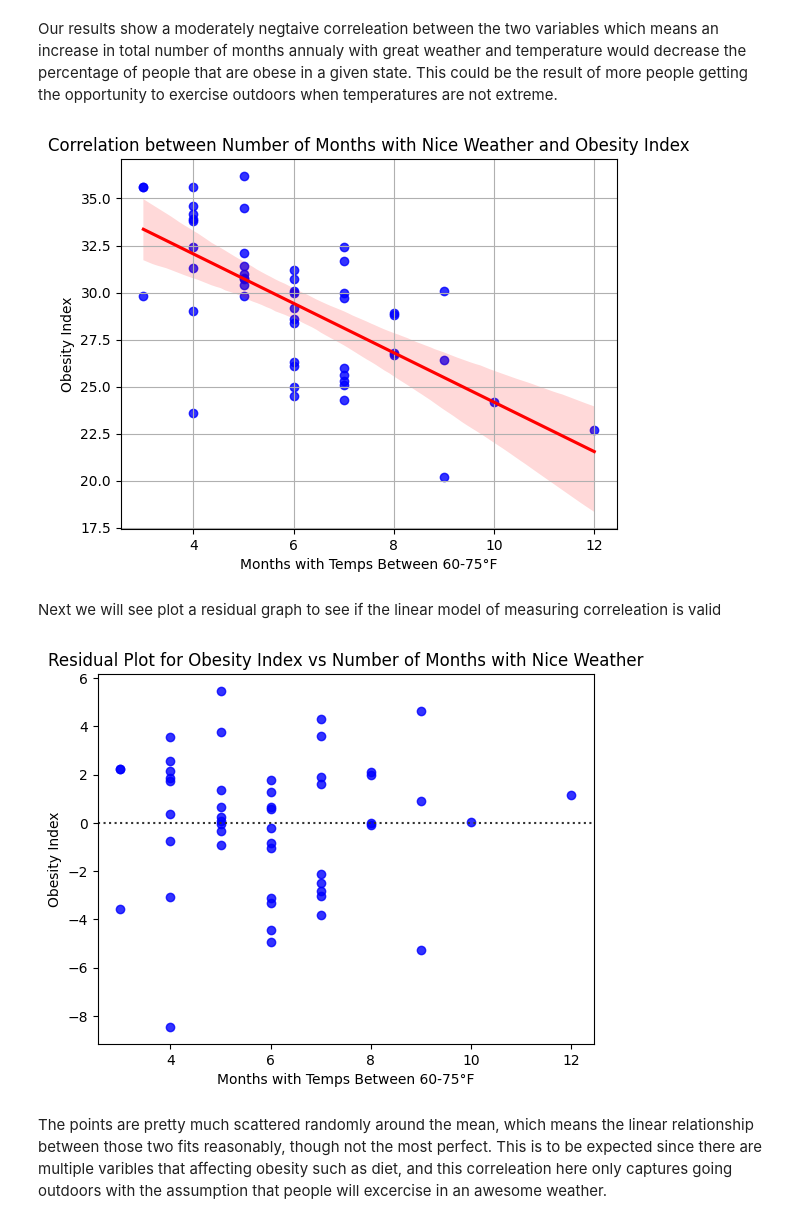
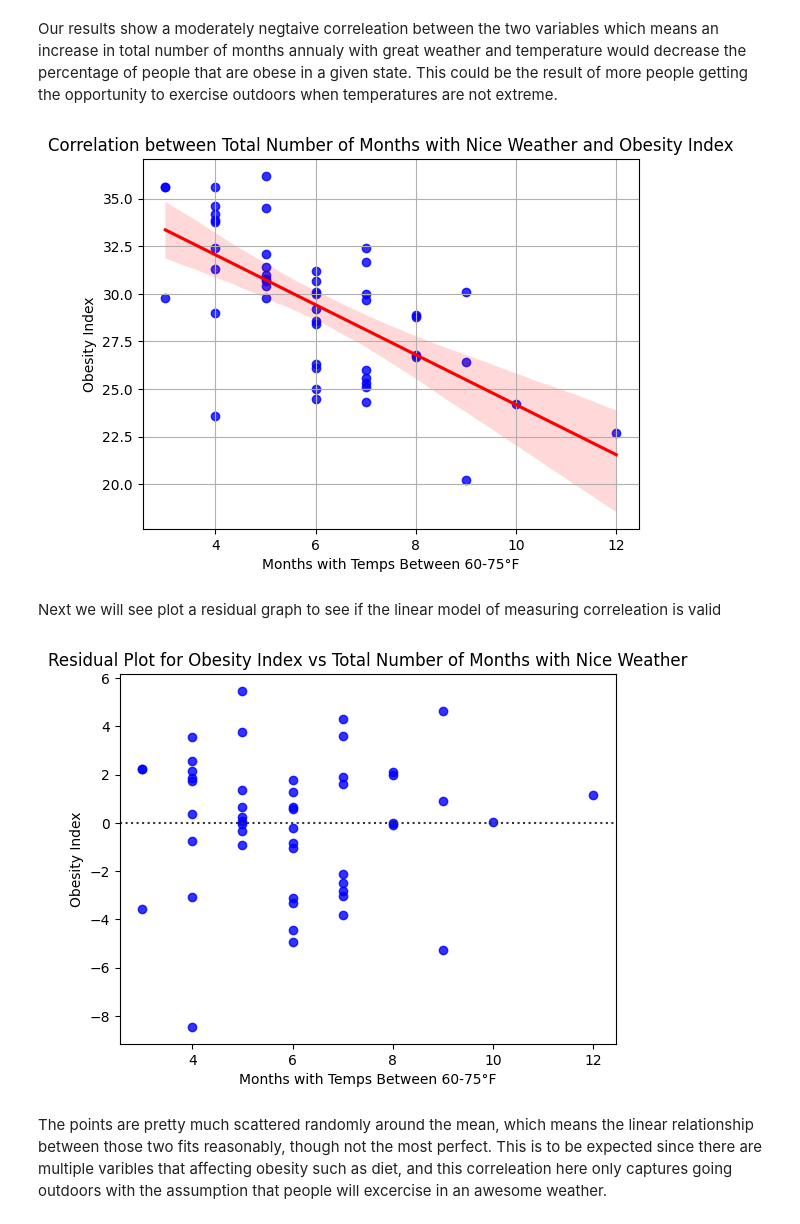
Before and after one commit to cozmo98/Data-Projects, a Jupyter notebook: Stats.ipynb, the cells around one changed output. Saved outputs shown, nothing was run; the diff lists cells and outputs as text; code cells hidden in the pictures.

```diff
--- a/Stats.ipynb
+++ b/Stats.ipynb
@@ -56,23 +63,23 @@ Correlation between Obesity and No: Outdoor friendly months: -0.66
 Our results show a moderately negtaive correleation between the two variables which means an increase in total number of months annualy with great weather and temperature would decrease the percentage of people that are obese in a given state. This could be the result of more people getting the opportunity to exercise outdoors when temperatures are not extreme.
 # %%
 sns.regplot(x='Months with Temps Between 60-75°F', y='Obesity', data=data, scatter_kws={'color': 'blue'}, line_kws={'color': 'red'})
-plt.title('Correlation between Number of Months with Nice Weather and Obesity Index')
+plt.title('Correlation between Total Number of Months with Nice Weather and Obesity Index')
 plt.xlabel('Months with Temps Between 60-75°F')
 plt.ylabel('Obesity Index')
 plt.grid(True)
 plt.show()
 # %% [output]
-[figure, old version]
+[figure, new version]
 # %% [markdown]
 Next we will see plot a residual graph to see if the linear model of measuring correleation is valid
 # %%
 sns.residplot(x=data['Months with Temps Between 60-75°F'], y=data['Obesity'], color='blue', line_kws={"color": "red", "lw": 2})
-plt.title('Residual Plot for Obesity Index vs Number of Months with Nice Weather')
+plt.title('Residual Plot for Obesity Index vs Total Number of Months with Nice Weather')
 plt.xlabel('Months with Temps Between 60-75°F')
 plt.ylabel('Obesity Index')
 plt.show()
 # %% [output]
-[figure, old version]
+[figure, new version]
 # %% [markdown]
 The points are pretty much scattered randomly around the mean, which means the linear relationship between those two fits reasonably, though not the most perfect. This is to be expected since there are multiple varibles that affecting obesity such as diet, and this correleation here only captures going outdoors with the assumption that people will excercise in an awesome weather.
 # %% [markdown]
```
Also changed, not shown: parts of 3 cells of this notebook.
